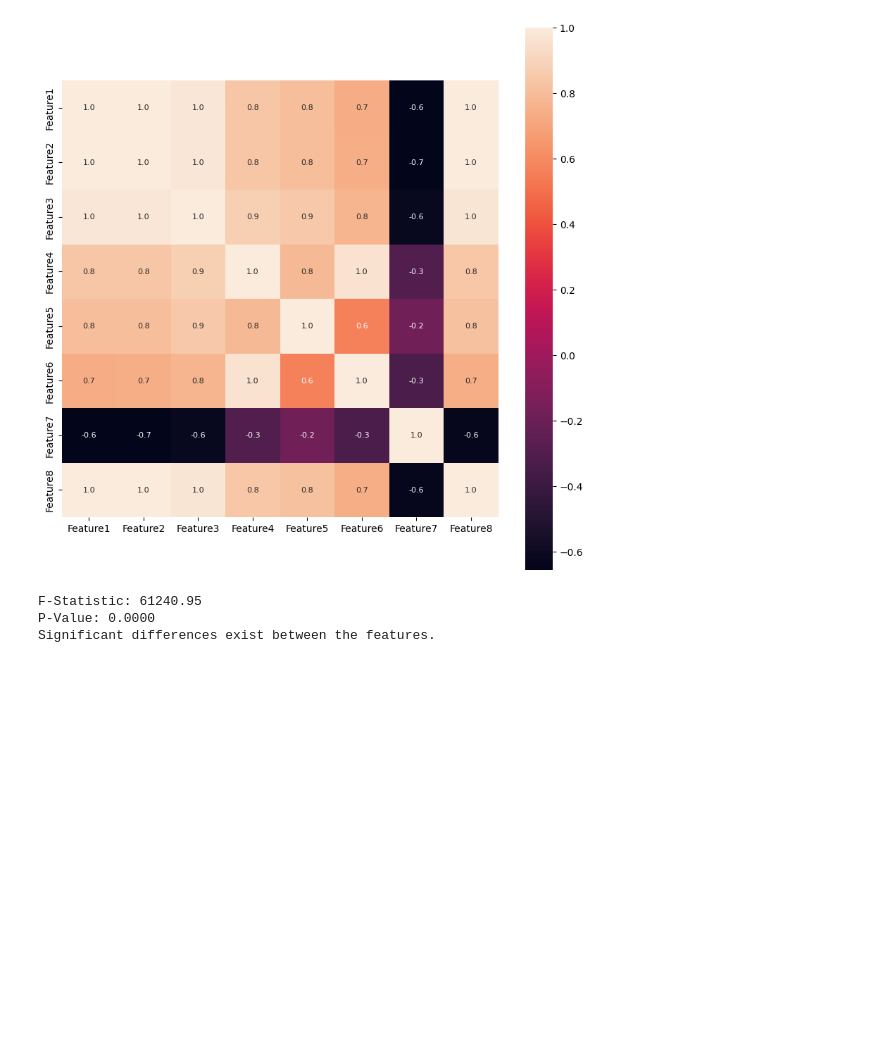
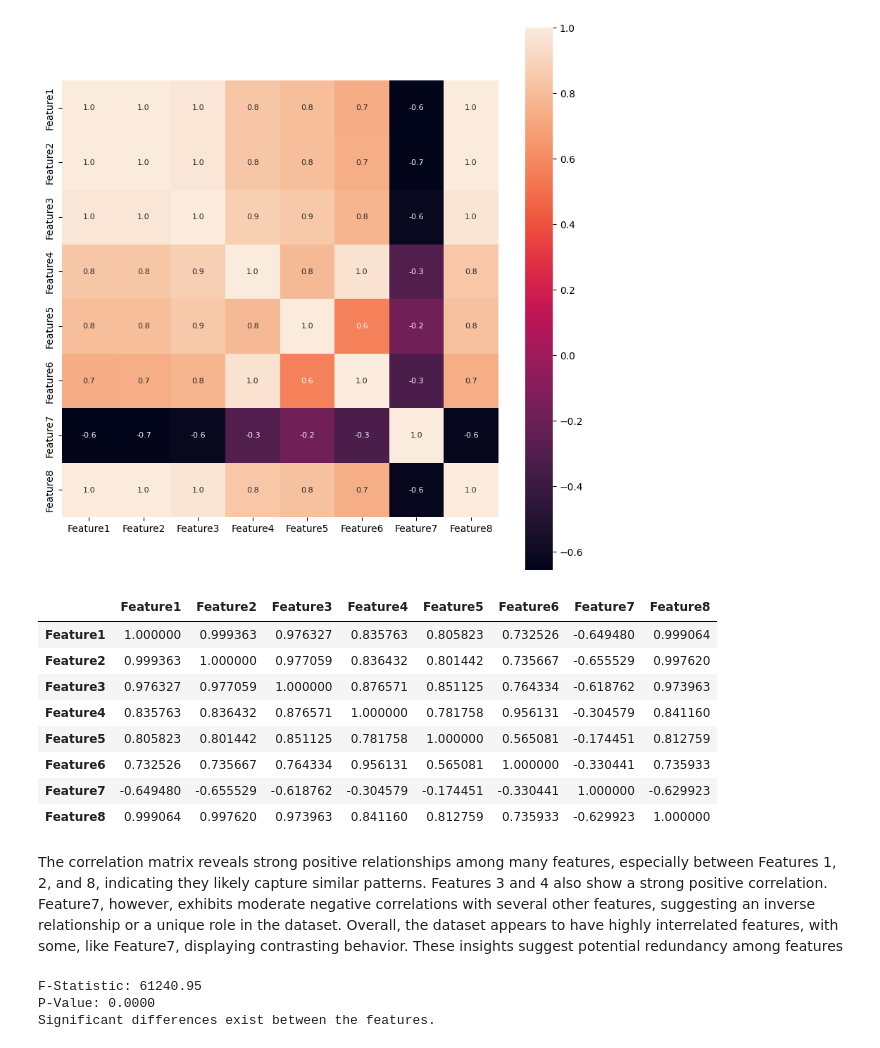
Before and after one commit to harsh125op/waterLevel, a Jupyter notebook: 5_Data_Analatics.ipynb, the cells around one changed output. Saved outputs shown, nothing was run; the diff lists cells and outputs as text; code cells hidden in the pictures; blank space fills up the shorter version.

```diff
--- a/5_Data_Analatics.ipynb
+++ b/5_Data_Analatics.ipynb
@@ -207,6 +208,20 @@ sns.heatmap(correlation, cbar=True, square=True, fmt='.1f',annot=True, annot_kws
 # %% [output]
 <Axes: >
 [figure]
+# %%
+correlation
+# %% [output]
+|  | Feature1 | Feature2 | Feature3 | Feature4 | Feature5 | Feature6 | Feature7 | Feature8 |
+| Feature1 | 1.000000 | 0.999363 | 0.976327 | 0.835763 | 0.805823 | 0.732526 | -0.649480 | 0.999064 |
+| Feature2 | 0.999363 | 1.000000 | 0.977059 | 0.836432 | 0.801442 | 0.735667 | -0.655529 | 0.997620 |
+| Feature3 | 0.976327 | 0.977059 | 1.000000 | 0.876571 | 0.851125 | 0.764334 | -0.618762 | 0.973963 |
+| Feature4 | 0.835763 | 0.836432 | 0.876571 | 1.000000 | 0.781758 | 0.956131 | -0.304579 | 0.841160 |
+| Feature5 | 0.805823 | 0.801442 | 0.851125 | 0.781758 | 1.000000 | 0.565081 | -0.174451 | 0.812759 |
+| Feature6 | 0.732526 | 0.735667 | 0.764334 | 0.956131 | 0.565081 | 1.000000 | -0.330441 | 0.735933 |
+| Feature7 | -0.649480 | -0.655529 | -0.618762 | -0.304579 | -0.174451 | -0.330441 | 1.000000 | -0.629923 |
+| Feature8 | 0.999064 | 0.997620 | 0.973963 | 0.841160 | 0.812759 | 0.735933 | -0.629923 | 1.000000 |
+# %% [markdown]
+The correlation matrix reveals strong positive relationships among many features, especially between Features 1, 2, and 8, indicating they likely capture similar patterns. Features 3 and 4 also show a strong positive correlation. Feature7, however, exhibits moderate negative correlations with several other features, suggesting an inverse relationship or a unique role in the dataset. Overall, the dataset appears to have highly interrelated features, with some, like Feature7, displaying contrasting behavior. These insights suggest potential redundancy among features
 # %%
 l:list = ['Feature1', 'Feature2', 'Feature3', 'Feature4', 'Feature5', 'Feature6',
         'Feature8']
```
Also changed, not shown: parts of 5 cells of this notebook.
